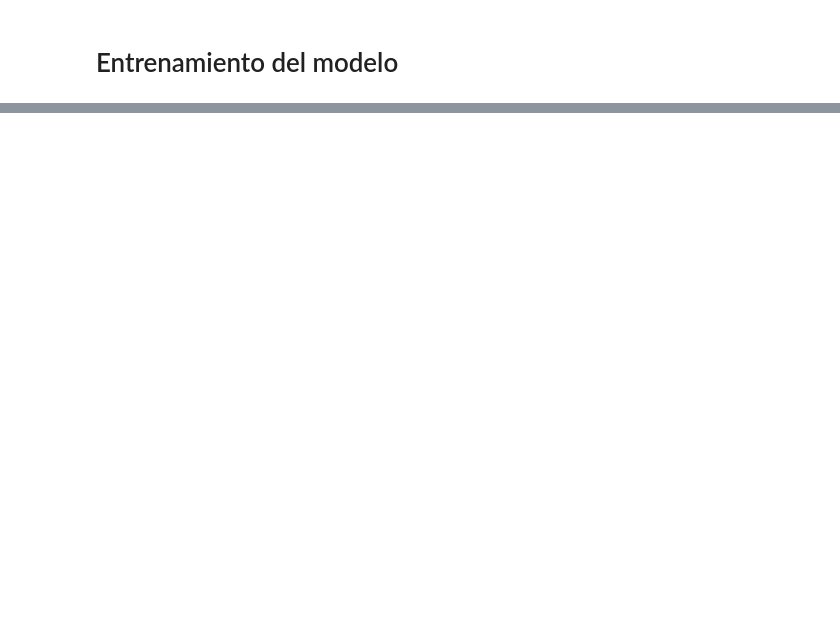
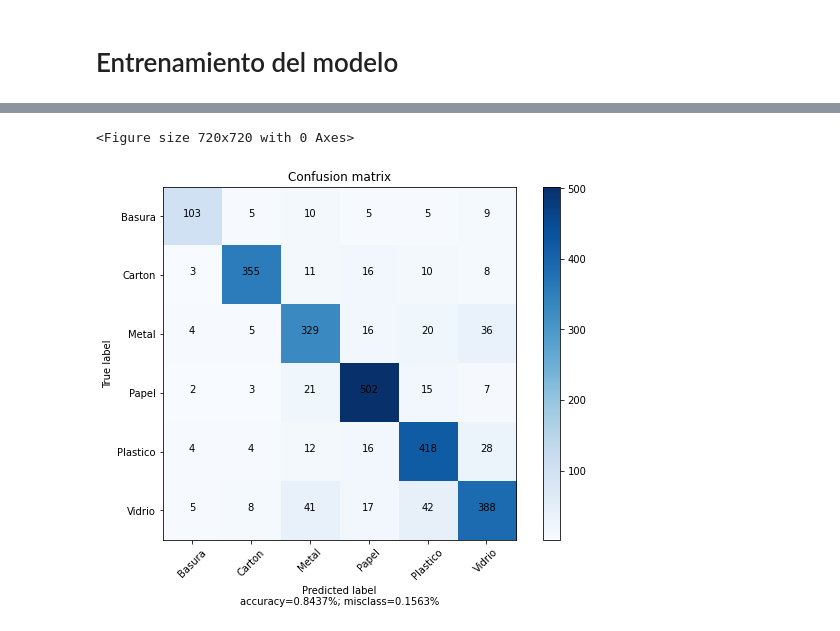
Before and after one commit to JuanC-Fandino/RedClasificacionResiduos, a Jupyter notebook: RedClasificacion.ipynb, the cells around one changed output, grey strips where cells are left out. Drawn from its saved outputs; the diff is of its cells as text; code cells hidden in the pictures; blank space fills up the shorter version.

```diff
--- a/RedClasificacion.ipynb
+++ b/RedClasificacion.ipynb
@@ -136,0 +193,56 @@ plt.show()
+# %%
+# Matriz de confusión
+def plot_confusion_matrix(cm, target_names, cmap=None):
+    import matplotlib.pyplot as plt
+    import numpy as np
+    import itertools
+
+    accuracy = np.trace(cm) / float(np.sum(cm))
+    misclass = 1 - accuracy
+
+    if cmap is None:
+        cmap = plt.get_cmap('Blues')
+
+    plt.figure(figsize=(8, 6))
+    plt.imshow(cm, interpolation='nearest', cmap=cmap)
+    plt.title('Confusion matrix')
+    plt.colorbar()
+
+    if target_names is not None:
+        tick_marks = np.arange(len(target_names))
+        plt.xticks(tick_marks, target_names, rotation=45)
+        plt.yticks(tick_marks, target_names)
+
+    for i, j in itertools.product(range(cm.shape[0]), range(cm.shape[1])):
+            plt.text(j, i, "{:,}".format(cm[i, j]),
+                     horizontalalignment="center",
+                     color="black")
+
+    plt.tight_layout()
+    plt.ylabel('True label')
+    plt.xlabel('Predicted label\naccuracy={:0.4f}%; misclass={:0.4f}%'.format(accuracy, misclass))
+    plt.show()
+
+plt.figure(figsize=(10, 10))
+true = []
+predictions = []
+
+for i in os.listdir(DIR):
+  folderPath = os.path.join(DIR, i)
+  for j in os.listdir(folderPath)[:550]:
+    fullPath = os.path.join(folderPath, j)
+    try:
+      img = tf.keras.preprocessing.image.load_img(fullPath, target_size=(256, 256))
+      img_array = tf.keras.preprocessing.image.img_to_array(img)
+      img_array = tf.expand_dims(img_array, 0)
+
+      preds = model.predict(img_array)
+      true.append(clases.index(i))
+      predictions.append(np.argmax(preds))
+    except:
+      print("Error on image:", fullPath)
+
+plot_confusion_matrix(tf.math.confusion_matrix(true, predictions), clases)
+# %% [output]
+<Figure size 720x720 with 0 Axes>
+[figure, added]
```
Also changed, not shown: parts of 13 cells of this notebook.
